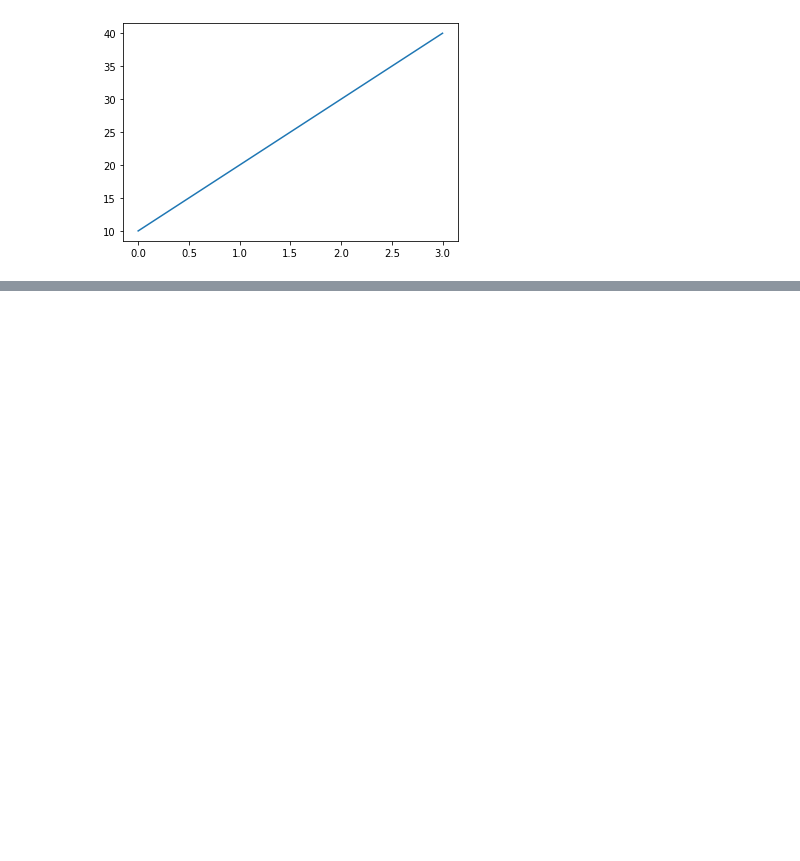
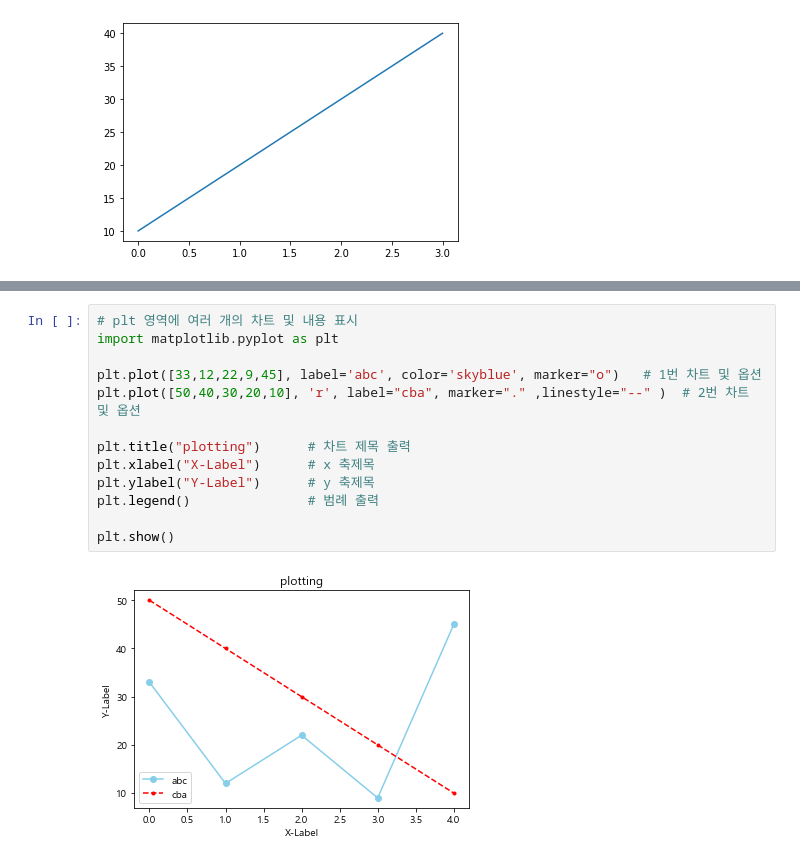
Before and after one commit to woo-kyungski/DS_study, a Jupyter notebook: 0630_CSV 파일 읽고_쓰기_시각화.ipynb, the cells around one changed output, grey strips where cells are left out. Cells and saved outputs as stored; diff of their text form; blank space fills up the shorter version.

```diff
--- a/0630_CSV 파일 읽고_쓰기_시각화.ipynb
+++ b/0630_CSV 파일 읽고_쓰기_시각화.ipynb
@@ -45,0 +56,15 @@ plt.show()                 # 화면에 차트 출력하기
+# %%
+# plt 영역에 여러 개의 차트 및 내용 표시
+import matplotlib.pyplot as plt
+
+plt.plot([33,12,22,9,45], label='abc', color='skyblue', marker="o")   # 1번 차트 및 옵션
+plt.plot([50,40,30,20,10], 'r', label="cba", marker="." ,linestyle="--" )  # 2번 차트 및 옵션
+
+plt.title("plotting")      # 차트 제목 출력
+plt.xlabel("X-Label")      # x 축제목
+plt.ylabel("Y-Label")      # y 축제목
+plt.legend()               # 범례 출력
+
+plt.show()
+# %% [output]
+[figure, added]
```
Also changed, not shown: parts of 12 cells of this notebook.
